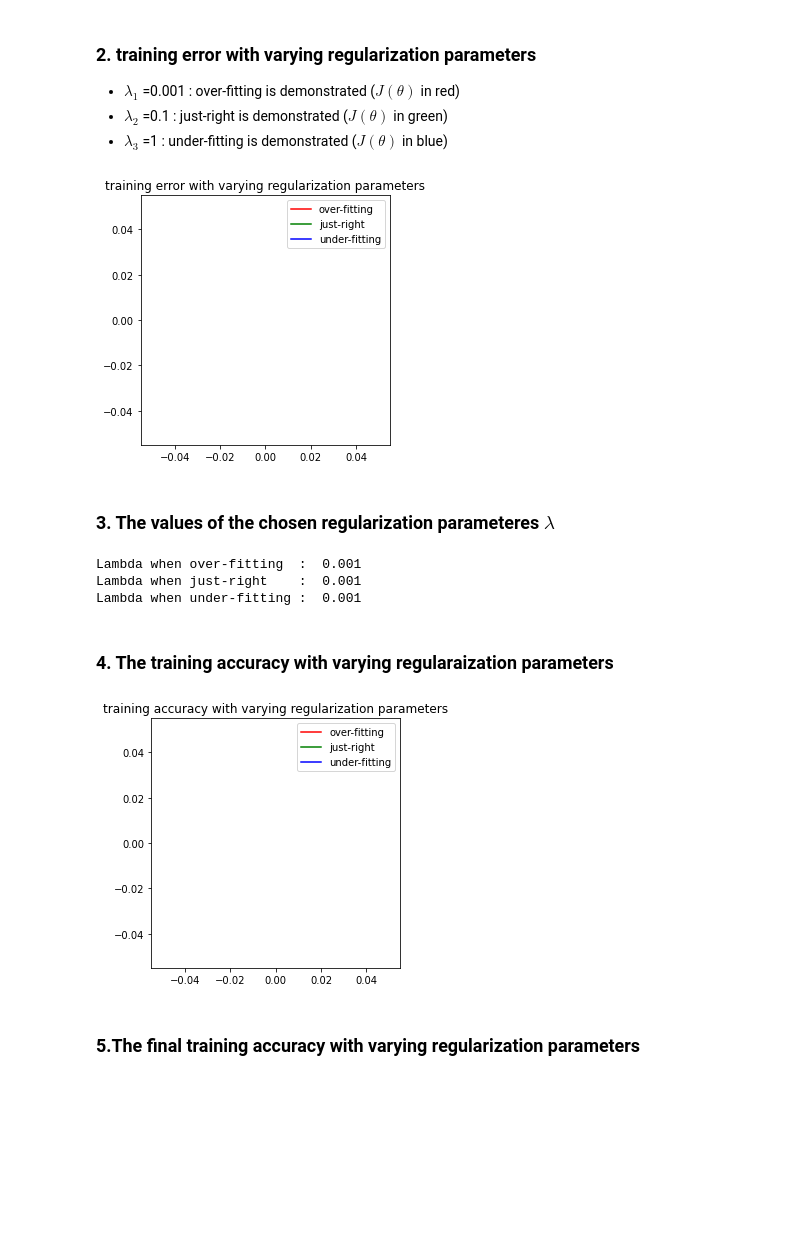
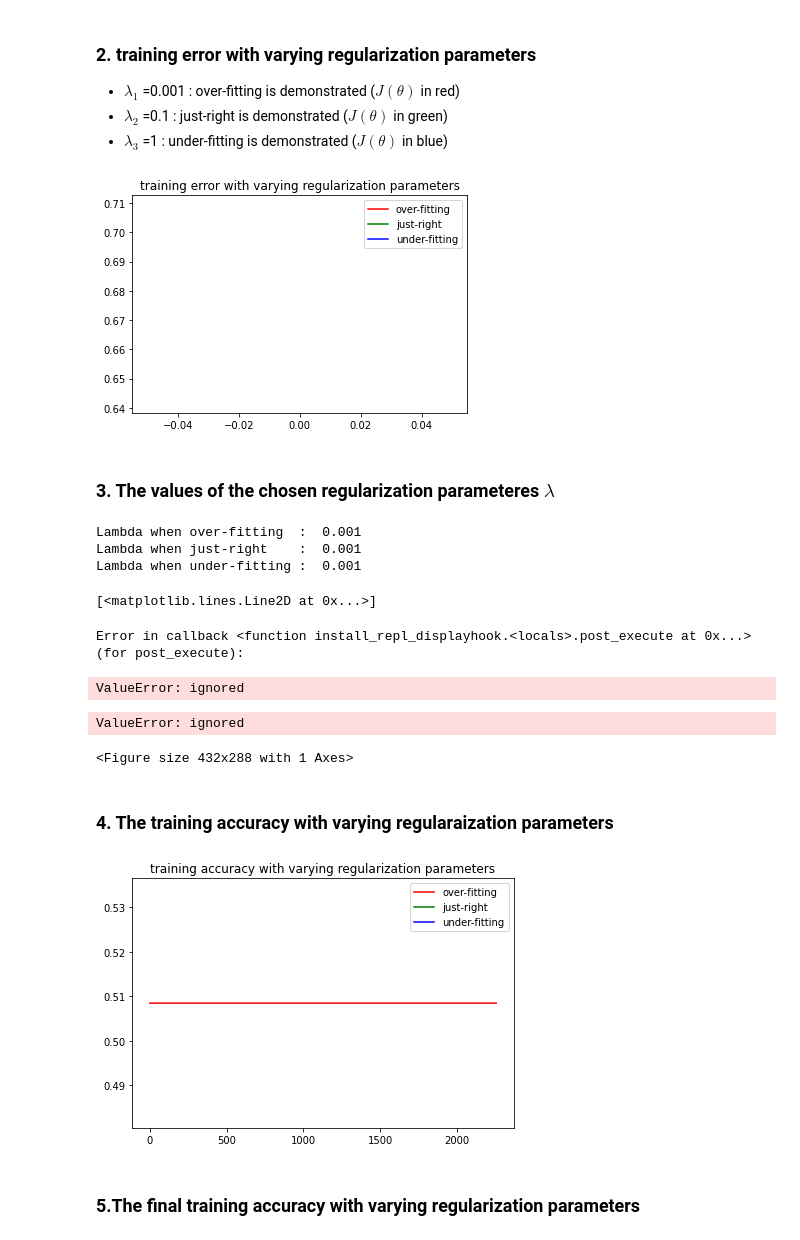
Before and after one commit to fxnnxc/class-MachineLearning, a Jupyter notebook: Assignment07.ipynb, the cells around one changed output. Cells and saved outputs as stored; diff of their text form; code cells hidden in the pictures; blank space fills up the shorter version.

```diff
--- a/Assignment07.ipynb
+++ b/Assignment07.ipynb
@@ -41,2 +68,10 @@ ACC3 =[]
+# %%
+def gradient_descent(lamb):
+  global tht
+  tht_buffer = tht[:] # 변할 값을 저장해서 한 번에 바꾼다.
+  for j in range(11):
+    for i in range(11):
+      tht_buffer[j][i] = tht[j][i] - lr*(sum([(sigmoid(G(d[0],d[1])) - d[2])*(d[0]**i)*(d[1]**j) for d in data])/len(data) + lamb*tht[j][i])
+  tht = tht_buffer[:] # tht 전역 변수에 업데이트된 세타값 저장
 # %% [markdown]
 ### 5. Training
@@ -44,0 +78,33 @@ ACC3 =[]
+# %%
+# Initialize
+J  = loss(data, lambda1)
+J1 = []
+J2 = []
+J3 = []
+
+ACC1 =[]
+ACC2 =[]
+ACC3 =[]
+
+# Training function
+def training(lamb,loss_list, acc_list, restart=False):
+  if restart:
+    tht= [[0]*11]*11
+    J = loss(data, lamb)
+    loss_list = [J]
+    acc_list = [J]
+
+
+  while True:
+    temp = J
+    gradient_descent(lamb)
+    acc_list.append(calculate_acc(data))
+    # Update and Store Loss
+    J = loss(data, lamb)
+    loss_list.append(J)
+    if abs(J-loss_list[len(loss_list)-2])  < 1e-7: # Convergence
+      break
+# %%
+training(lambda1, J1, ACC1, restart=True) # Over  - fitting
+training(lambda2, J2, ACC2, restart=True) # right - fitting
+training(lambda3, J3, ACC3, restart=True) # under - fitting
@@ -66,25 +136,30 @@ plt.show()
 # %%
 plt.figure()
 plt.plot(J1, c='r')
 plt.plot(J2, c='g')
 plt.plot(J3, c='b')
-plt.tight_layout()
-plt.gca().set_aspect('equal', adjustable='box')
+#plt.tight_layout()
 plt.title('training error with varying regularization parameters')
 plt.legend(['over-fitting', 'just-right', 'under-fitting'])
 plt.show()
 # %% [output]
-[figure, old version]
+[figure, new version]
 # %% [markdown]
 ### 3. The values of the chosen regularization parameteres $\lambda$
 # %%
 print("Lambda when over-fitting  : ",lambda1)
 print("Lambda when just-right    : ",lambda1)
 print("Lambda when under-fitting : ",lambda1)
+plt.plot([lambda1, lambda2, lambda3], color=['r','g','b'])
 # %% [output]
 Lambda when over-fitting  :  0.001
 Lambda when just-right    :  0.001
 Lambda when under-fitting :  0.001
+[<matplotlib.lines.Line2D at 0x...>]
+Error in callback <function install_repl_displayhook.<locals>.post_execute at 0x...> (for post_execute):
+ValueError: ignored
+ValueError: ignored
+<Figure size 432x288 with 1 Axes>
 # %% [markdown]
 ### 4. The training accuracy with varying regularaization parameters
 # %%
@@ -93,12 +168,11 @@ plt.plot(ACC1, c='r')
 plt.plot(ACC2, c='g')
 plt.plot(ACC3, c='b')
 plt.tight_layout()
-plt.gca().set_aspect('equal', adjustable='box')
 plt.title('training accuracy with varying regularization parameters')
 plt.legend(['over-fitting', 'just-right', 'under-fitting'])
 plt.show()
 # %% [output]
-[figure, old version]
+[figure, new version]
 # %% [markdown]
 ### 5.The final training accuracy with varying regularization parameters
 # %%
```
Also changed, not shown: parts of 7 cells of this notebook.
